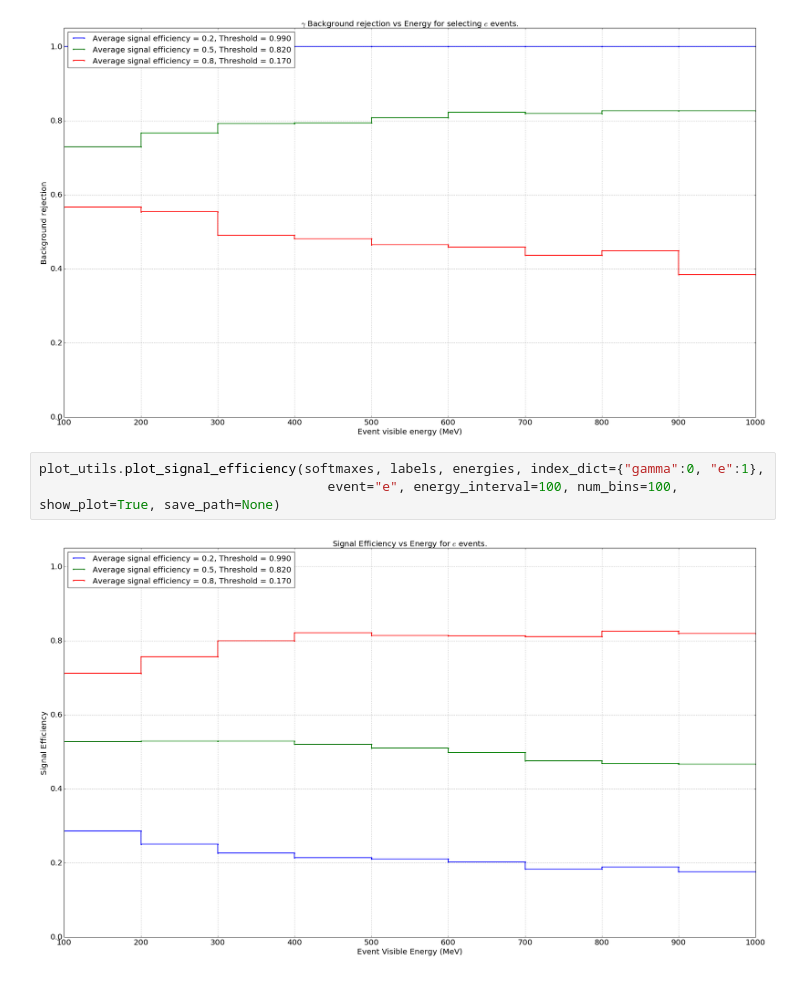
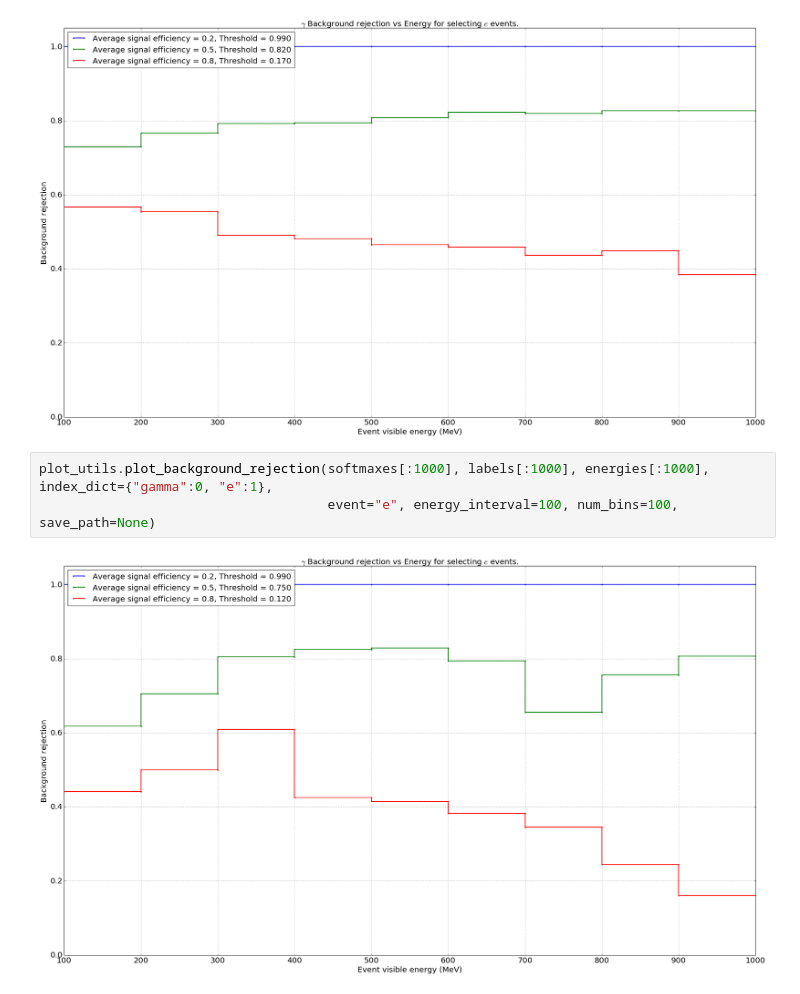
Before and after one commit to WatChMaL/CNN_barrel, a Jupyter notebook: postprocessing/scratch_nb_7.ipynb, the cells around one changed output. Drawn from its saved outputs; the diff is of its cells as text.

Commit message:
Debugging plot_utils

```diff
--- a/postprocessing/scratch_nb_7.ipynb
+++ b/postprocessing/scratch_nb_7.ipynb
@@ -135,7 +134,7 @@ plot_utils.plot_background_rejection(softmaxes, labels, energies, index_dict={"g
 # %% [output]
 [figure]
 # %%
-plot_utils.plot_signal_efficiency(softmaxes, labels, energies, index_dict={"gamma":0, "e":1},
-                                     event="e", energy_interval=100, num_bins=100, show_plot=True, save_path=None)
+plot_utils.plot_background_rejection(softmaxes[:1000], labels[:1000], energies[:1000], index_dict={"gamma":0, "e":1},
+                                     event="e", energy_interval=100, num_bins=100, save_path=None)
 # %% [output]
-[figure, old version]
+[figure, new version]
```
Also changed, not shown: parts of 1 cell of this notebook.
